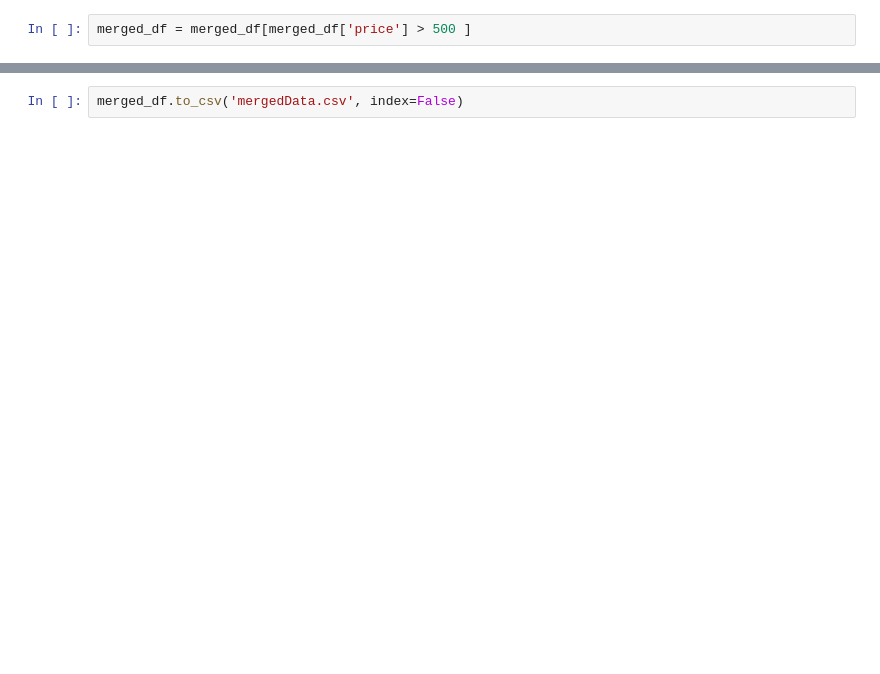
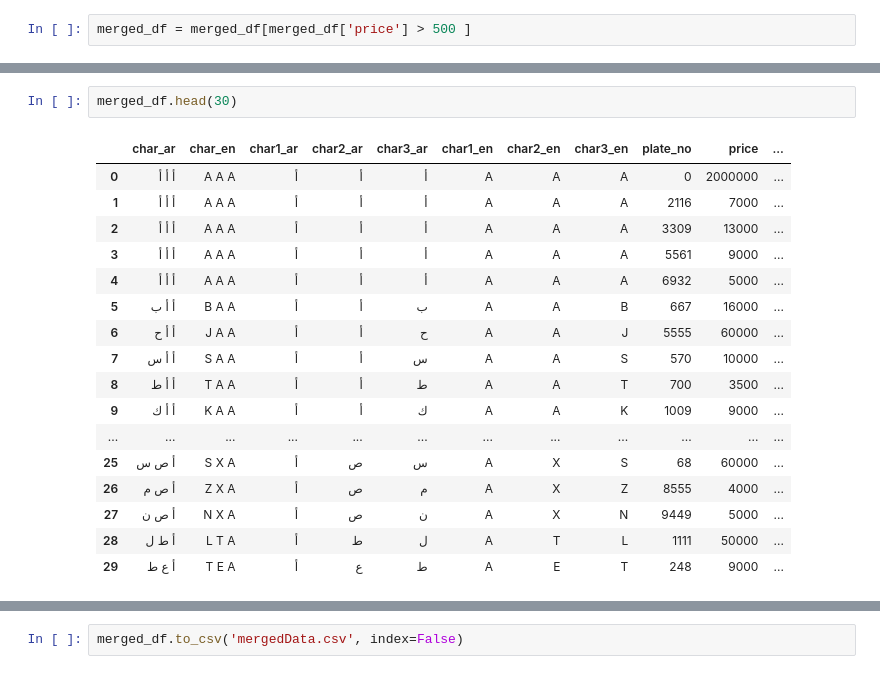
Before and after one commit to Hamad-32/Plate-Price-Prediction, a Jupyter notebook: data/data_marge.ipynb, the cells around one changed output, grey strips where cells are left out. Cells and saved outputs as stored; diff of their text form; blank space fills up the shorter version.

```diff
--- a/data/data_marge.ipynb
+++ b/data/data_marge.ipynb
@@ -54,3 +58,23 @@ merged_df = merged_df[merged_df['price'] > 500 ]
+# %%
+merged_df.head(30)
+# %% [output]
+|  | char_ar | char_en | char1_ar | char2_ar | char3_ar | char1_en | char2_en | char3_en | plate_no | price | ... |
+| 0 | أ أ أ | A A A | أ | أ | أ | A | A | A | 0 | 2000000 | ... |
+| 1 | أ أ أ | A A A | أ | أ | أ | A | A | A | 2116 | 7000 | ... |
+| 2 | أ أ أ | A A A | أ | أ | أ | A | A | A | 3309 | 13000 | ... |
+| 3 | أ أ أ | A A A | أ | أ | أ | A | A | A | 5561 | 9000 | ... |
+| 4 | أ أ أ | A A A | أ | أ | أ | A | A | A | 6932 | 5000 | ... |
+| 5 | أ أ ب | B A A | أ | أ | ب | A | A | B | 667 | 16000 | ... |
+| 6 | أ أ ح | J A A | أ | أ | ح | A | A | J | 5555 | 60000 | ... |
+| 7 | أ أ س | S A A | أ | أ | س | A | A | S | 570 | 10000 | ... |
+| 8 | أ أ ط | T A A | أ | أ | ط | A | A | T | 700 | 3500 | ... |
+| 9 | أ أ ك | K A A | أ | أ | ك | A | A | K | 1009 | 9000 | ... |
+| ... | ... | ... | ... | ... | ... | ... | ... | ... | ... | ... | ... |
+| 25 | أ ص س | S X A | أ | ص | س | A | X | S | 68 | 60000 | ... |
+| 26 | أ ص م | Z X A | أ | ص | م | A | X | Z | 8555 | 4000 | ... |
+| 27 | أ ص ن | N X A | أ | ص | ن | A | X | N | 9449 | 5000 | ... |
+| 28 | أ ط ل | L T A | أ | ط | ل | A | T | L | 1111 | 50000 | ... |
+| 29 | أ ع ط | T E A | أ | ع | ط | A | E | T | 248 | 9000 | ... |
 # %%
 merged_df.shape
 # %% [output]
```
Also changed, not shown: parts of 8 cells of this notebook, 10 other files.
